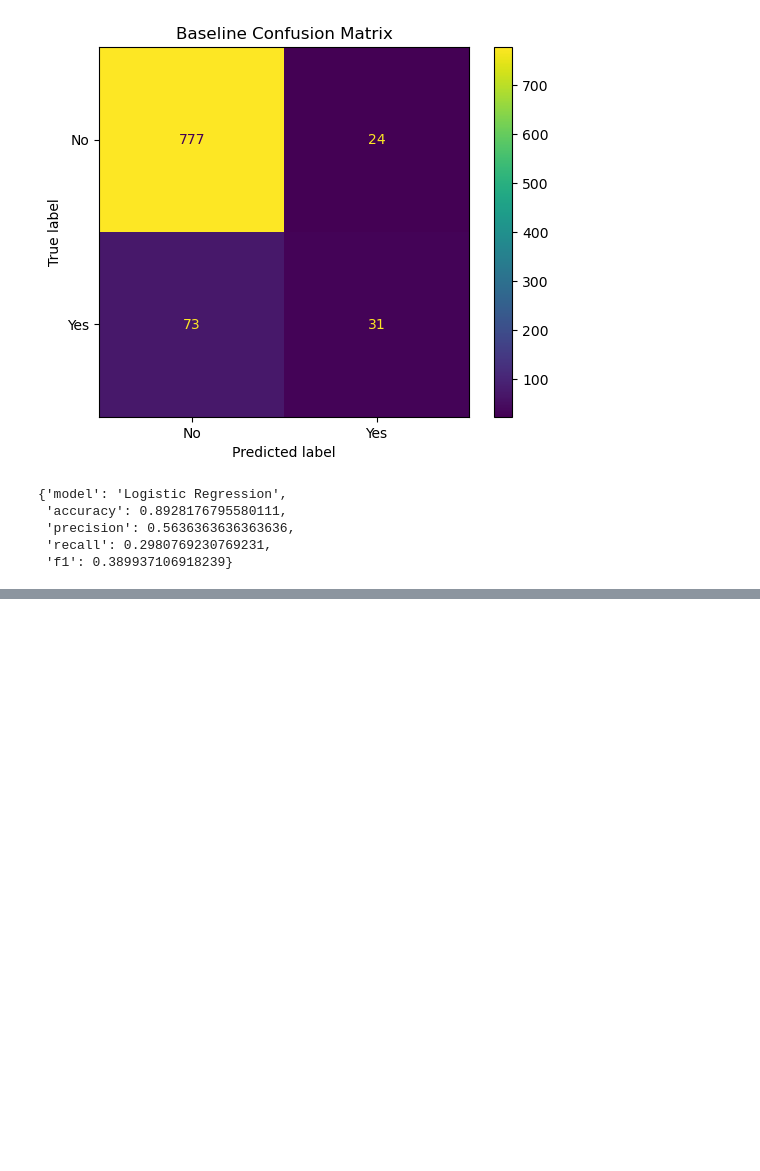
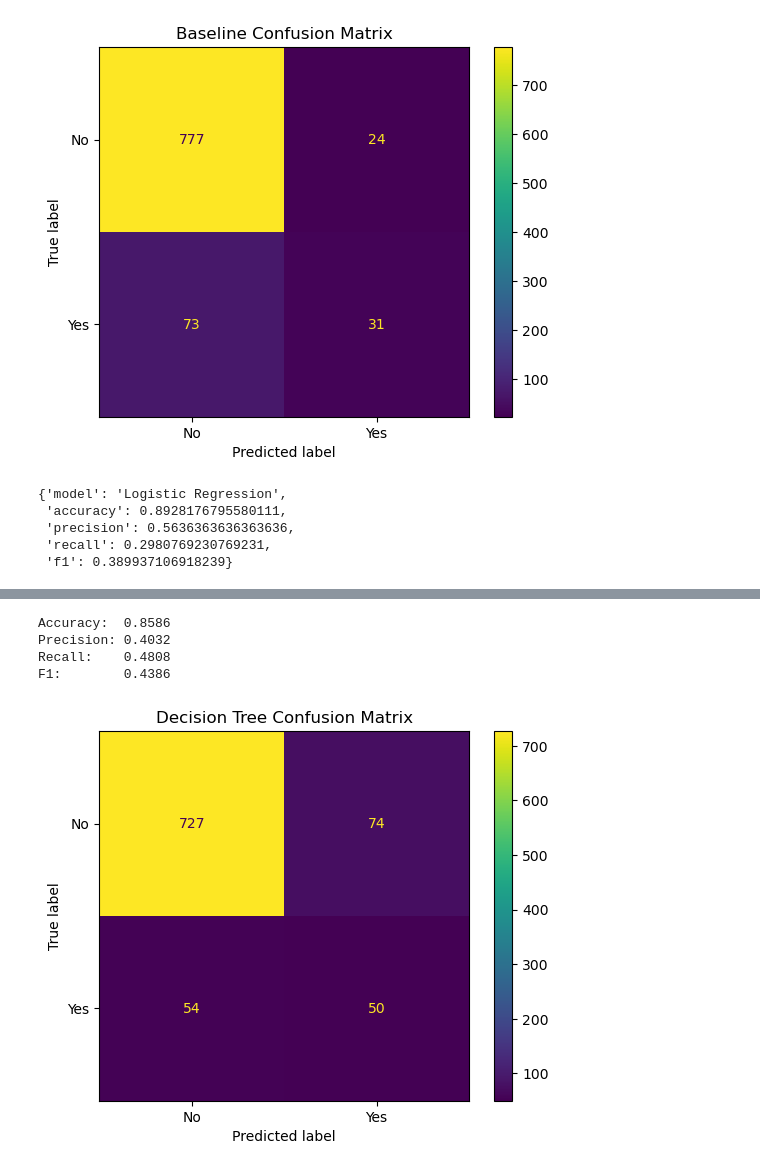
Before and after one commit to ali84mlk/tabular-ml-study, a Jupyter notebook: notebooks/01_initial_exploration.ipynb, the cells around one changed output, grey strips where cells are left out. Drawn from its saved outputs; the diff is of its cells as text; code cells hidden in the pictures; blank space fills up the shorter version.

Commit message:
Model eval

```diff
--- a/notebooks/01_initial_exploration.ipynb
+++ b/notebooks/01_initial_exploration.ipynb
@@ -520,0 +523,14 @@ baseline_results
+# %%
+decision_tree = Pipeline(
+    steps=[
+        ("preprocessor", preprocessor),
+        (
+            "model",
+            DecisionTreeClassifier(
+                random_state=42
+            )
+        )
+    ]
+)
+# %%
+decision_tree.fit(X_train, y_train)
@@ -520,0 +548,2 @@ baseline_results
+# %%
+dt_pred = decision_tree.predict(X_test)
@@ -520,0 +561,29 @@ baseline_results
+# %%
+dt_accuracy = accuracy_score(y_test, dt_pred)
+dt_precision = precision_score(y_test, dt_pred)
+dt_recall = recall_score(y_test, dt_pred)
+dt_f1 = f1_score(y_test, dt_pred)
+
+print(f"Accuracy:  {dt_accuracy:.4f}")
+print(f"Precision: {dt_precision:.4f}")
+print(f"Recall:    {dt_recall:.4f}")
+print(f"F1:        {dt_f1:.4f}")
+# %% [output]
+Accuracy:  0.8586
+Precision: 0.4032
+Recall:    0.4808
+F1:        0.4386
+# %%
+cm = confusion_matrix(y_test, dt_pred)
+
+disp = ConfusionMatrixDisplay(
+    confusion_matrix=cm,
+    display_labels=["No", "Yes"]
+)
+
+disp.plot()
+
+plt.title("Decision Tree Confusion Matrix")
+plt.show()
+# %% [output]
+[figure, added]
```
Also changed, not shown: parts of 11 cells of this notebook.
